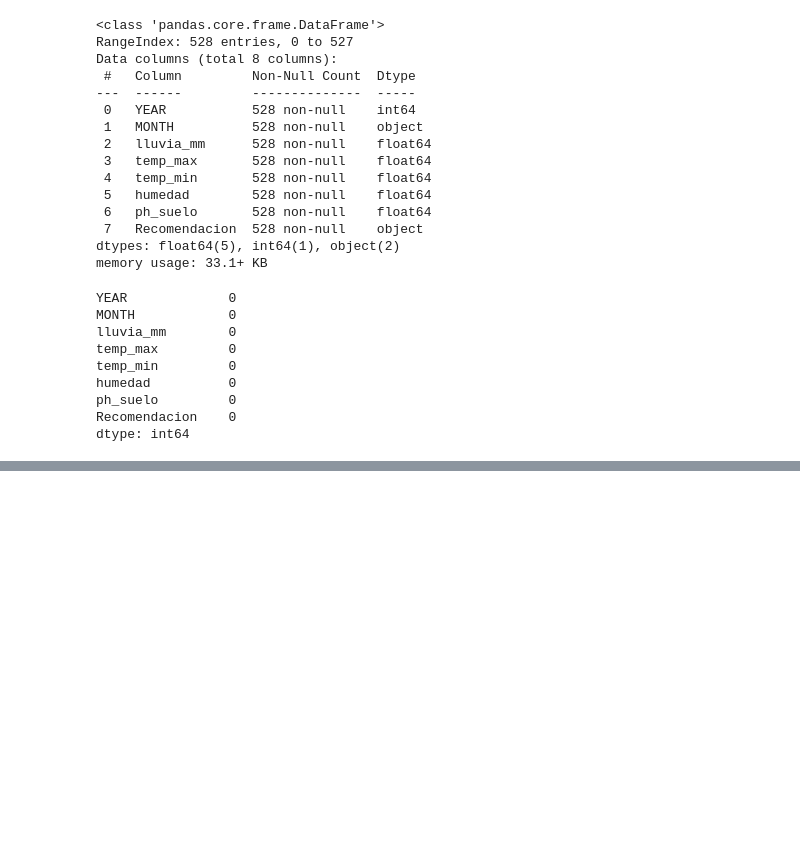
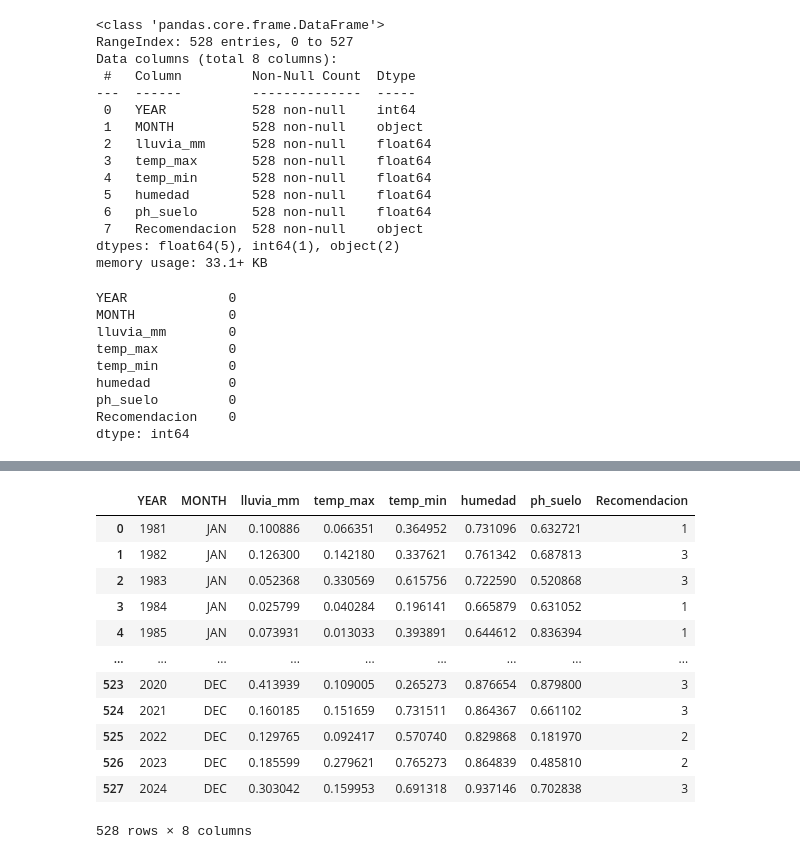
Before and after one commit to AlejandroQL23/Agro-IA-Module-3, a Jupyter notebook: notebooks/01_EDA.ipynb, the cells around one changed output, grey strips where cells are left out. Cells and saved outputs as stored; diff of their text form; code cells hidden in the pictures; blank space fills up the shorter version.

```diff
--- a/notebooks/01_EDA.ipynb
+++ b/notebooks/01_EDA.ipynb
@@ -183,0 +195,26 @@ df.corr(numeric_only = True)['Recomendacion'].sort_values().plot(kind='bar')
+# %%
+from sklearn.preprocessing import MinMaxScaler
+
+escalador = MinMaxScaler()
+
+# columnas numéricas:
+normalizar = ['lluvia_mm', 'temp_max', 'temp_min', 'humedad', 'ph_suelo']
+
+# Aplica la normalización
+df[normalizar] = escalador.fit_transform(df[normalizar])
+# %%
+df
+# %% [output]
+|  | YEAR | MONTH | lluvia_mm | temp_max | temp_min | humedad | ph_suelo | Recomendacion |
+| 0 | 1981 | JAN | 0.100886 | 0.066351 | 0.364952 | 0.731096 | 0.632721 | 1 |
+| 1 | 1982 | JAN | 0.126300 | 0.142180 | 0.337621 | 0.761342 | 0.687813 | 3 |
+| 2 | 1983 | JAN | 0.052368 | 0.330569 | 0.615756 | 0.722590 | 0.520868 | 3 |
+| 3 | 1984 | JAN | 0.025799 | 0.040284 | 0.196141 | 0.665879 | 0.631052 | 1 |
+| 4 | 1985 | JAN | 0.073931 | 0.013033 | 0.393891 | 0.644612 | 0.836394 | 1 |
+| ... | ... | ... | ... | ... | ... | ... | ... | ... |
+| 523 | 2020 | DEC | 0.413939 | 0.109005 | 0.265273 | 0.876654 | 0.879800 | 3 |
+| 524 | 2021 | DEC | 0.160185 | 0.151659 | 0.731511 | 0.864367 | 0.661102 | 3 |
+| 525 | 2022 | DEC | 0.129765 | 0.092417 | 0.570740 | 0.829868 | 0.181970 | 2 |
+| 526 | 2023 | DEC | 0.185599 | 0.279621 | 0.765273 | 0.864839 | 0.485810 | 2 |
+| 527 | 2024 | DEC | 0.303042 | 0.159953 | 0.691318 | 0.937146 | 0.702838 | 3 |
+528 rows × 8 columns
```
Also changed, not shown: parts of 11 cells of this notebook, 10 other files.
